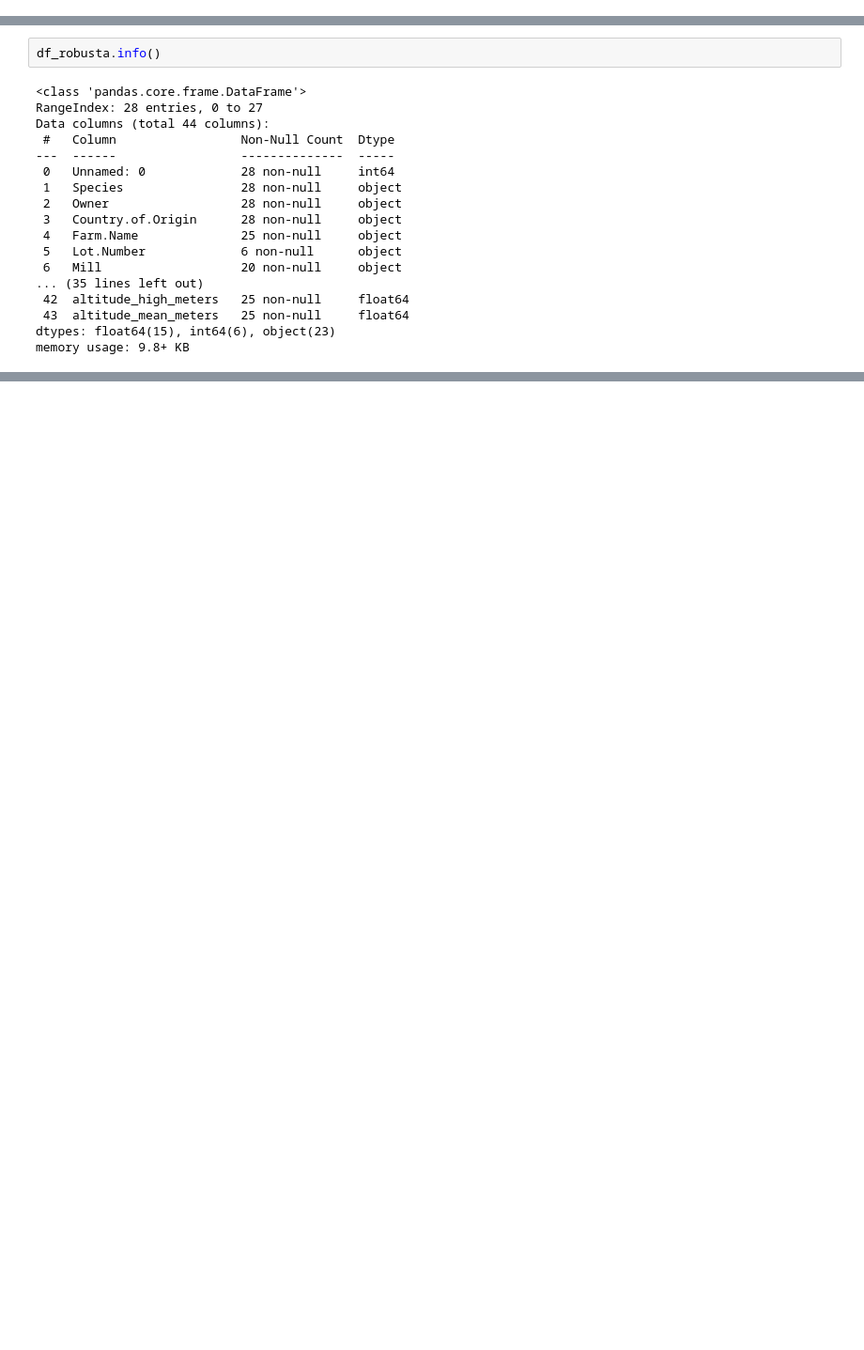
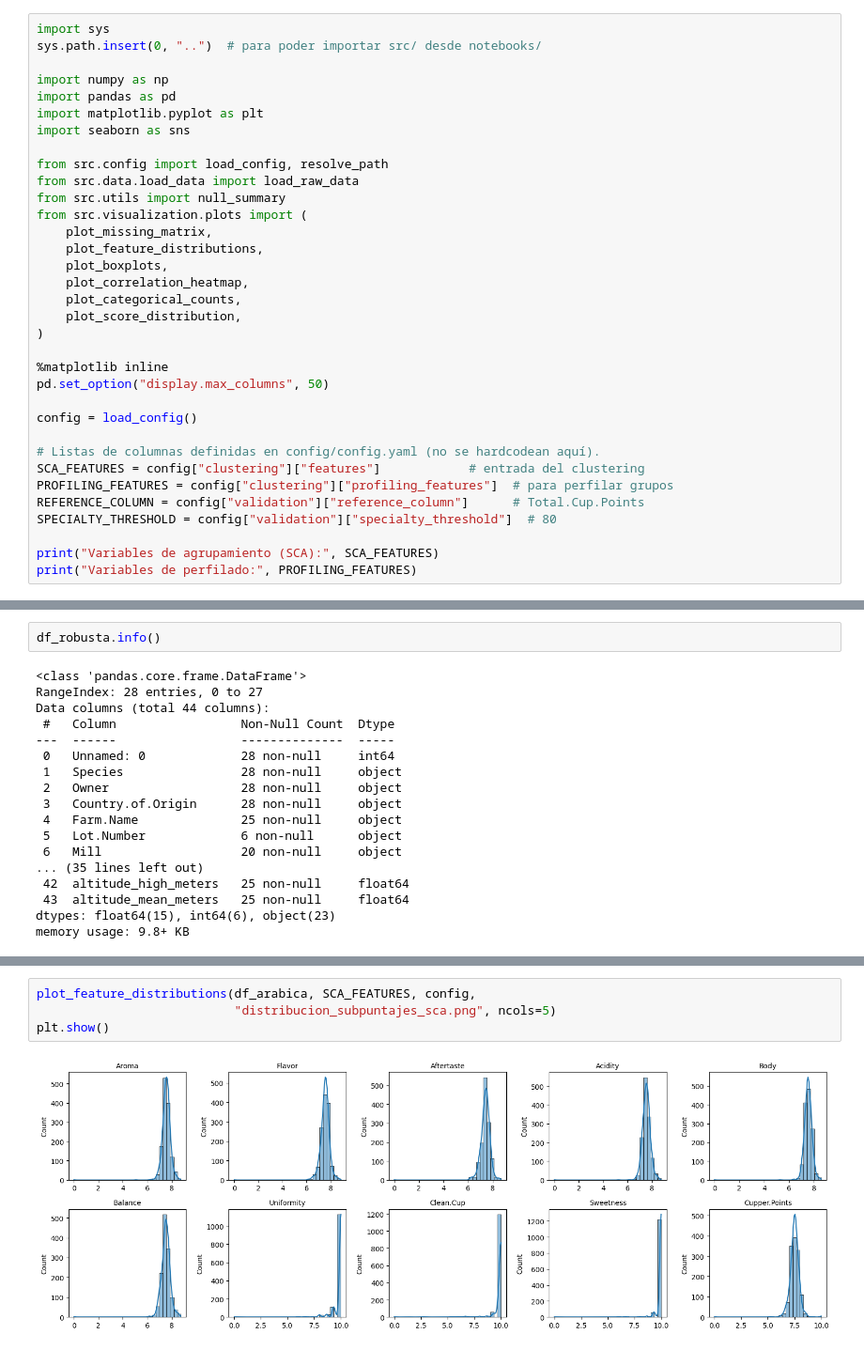
Before and after one commit to dany040518/specialty-coffee-classification, a Jupyter notebook: notebooks/02_comprension_de_los_datos.ipynb, the cells around one changed output, grey strips where cells are left out. Shown at 94% size. Drawn from its saved outputs; the diff is of its cells as text; blank space fills up the shorter version.

```diff
--- a/notebooks/02_comprension_de_los_datos.ipynb
+++ b/notebooks/02_comprension_de_los_datos.ipynb
@@ -22,0 +9,34 @@ config["project"]["random_seed"]
+# %%
+import sys
+sys.path.insert(0, "..")  # para poder importar src/ desde notebooks/
+
+import numpy as np
+import pandas as pd
+import matplotlib.pyplot as plt
+import seaborn as sns
+
+from src.config import load_config, resolve_path
+from src.data.load_data import load_raw_data
+from src.utils import null_summary
+from src.visualization.plots import (
+    plot_missing_matrix,
+    plot_feature_distributions,
+    plot_boxplots,
+    plot_correlation_heatmap,
+    plot_categorical_counts,
+    plot_score_distribution,
+)
+
+%matplotlib inline
+pd.set_option("display.max_columns", 50)
+
+config = load_config()
+
+# Listas de columnas definidas en config/config.yaml (no se hardcodean aquí).
+SCA_FEATURES = config["clustering"]["features"]            # entrada del clustering
+PROFILING_FEATURES = config["clustering"]["profiling_features"]  # para perfilar grupos
+REFERENCE_COLUMN = config["validation"]["reference_column"]      # Total.Cup.Points
+SPECIALTY_THRESHOLD = config["validation"]["specialty_threshold"]  # 80
+
+print("Variables de agrupamiento (SCA):", SCA_FEATURES)
+print("Variables de perfilado:", PROFILING_FEATURES)
@@ -222,0 +375,6 @@ Con base en los hallazgos anteriores, en la fase 03 (`03_preparacion_de_los_dato
+# %%
+plot_feature_distributions(df_arabica, SCA_FEATURES, config,
+                           "distribucion_subpuntajes_sca.png", ncols=5)
+plt.show()
+# %% [output]
+[figure, added]
```
Also changed, not shown: parts of 72 cells of this notebook, 13 other files.
